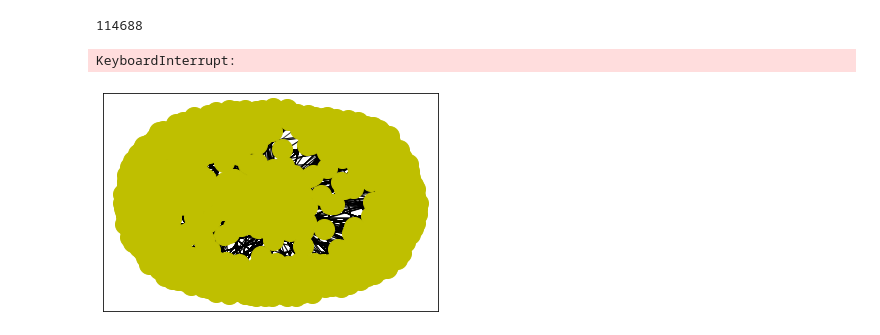
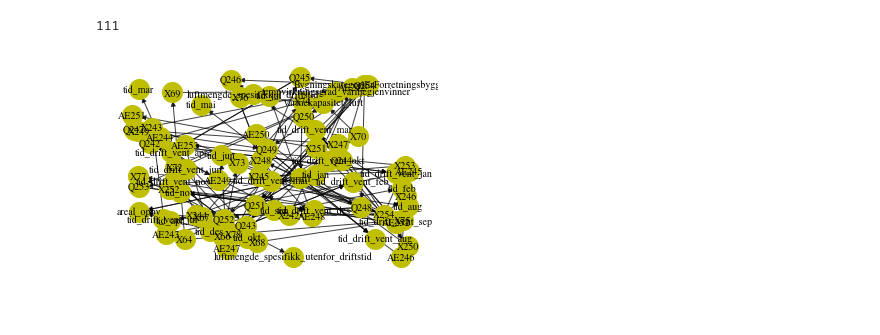
Before and after one commit to EnovaSF/energiberegning, a Jupyter notebook: Enova-Graph.ipynb, the cells around one changed output. Drawn from its saved outputs; the diff is of its cells as text; code cells hidden in the pictures.

Commit message:
Graph visualization bug fix

```diff
--- a/Enova-Graph.ipynb
+++ b/Enova-Graph.ipynb
@@ -84,35 +66,34 @@ print (len(dependency_graph))
 # %%
-# plot the dependancy of a given cell
+# Extract the calculation of a given cell
 a = []
-writechildren ('C258') # C20 C22 C49 term49 X64 Q254
+writechildren ('X64') # C20 C22 C49 term49 X64 Q254
 print (len(a))
 
-# make graph
+# Construct the graph
 edges = [(i[0],i[1],1) for i in a]
 if 0: print(*edges, sep='\n')
 G=nx.DiGraph()
 G.add_weighted_edges_from(edges)
 
-# plot nodes
-
+# Layout
+#pos = pd.graphviz_layout(T, prog="twopi")
 pos=nx.circular_layout(G)
 pos=nx.random_layout(G)
-pos=nx.spring_layout(G)
+#pos=nx.spring_layout(G)
 #pos=nx.spectral_layout(G)
 
 nx.draw_networkx_nodes(G,pos,node_size=400, node_color='y')
 
 # plot edges
 nx.draw_networkx_edges(G,pos,edgelist=a,width=1,alpha=0.75,edge_color='k',style='solid') #dotted
 
 # save graph
 nx.draw_networkx_labels(G,pos,font_size=10,font_family='Times')
 plt.axis('off')
 plt.savefig("/Users/nimadarabi/Desktop/brukerhistorie.png", dpi=300) # save as png
 plt.show()
 # %% [output]
-114688
+111
-KeyboardInterrupt:
-[figure, old version]
+[figure, new version]
 # %%
 # https://observablehq.com/@d3/force-directed-graph
```
Also changed, not shown: parts of 4 cells of this notebook.
